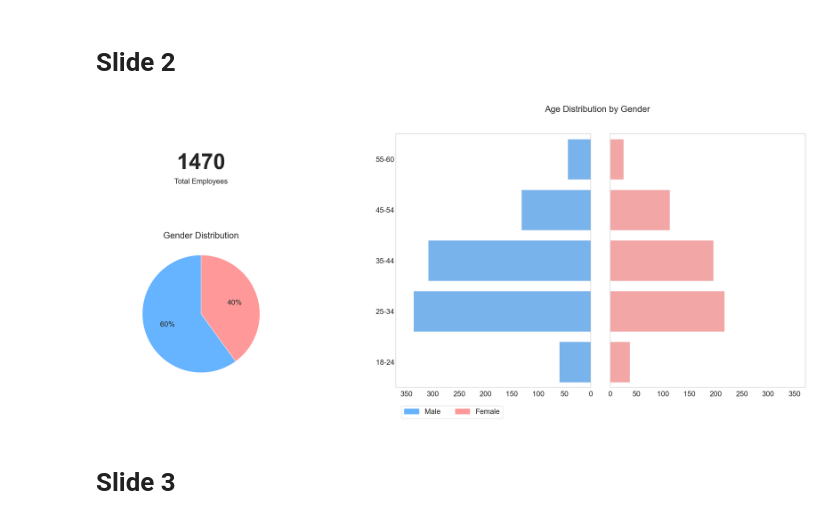
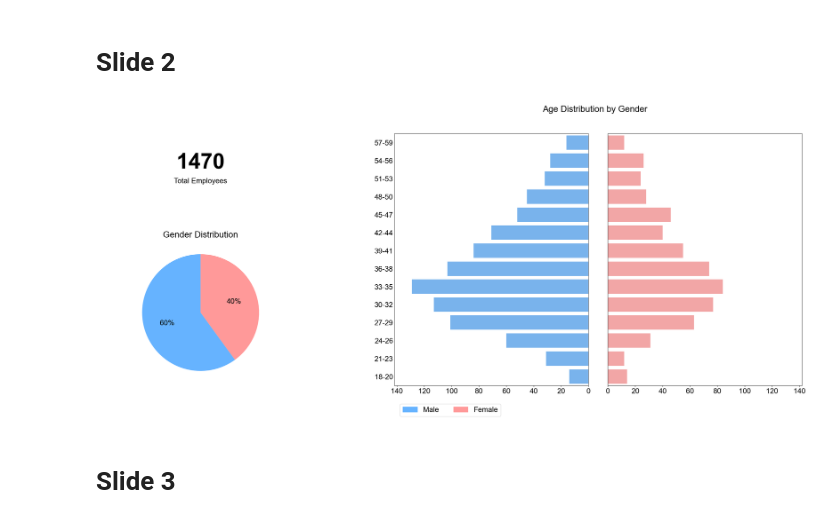
Before and after one commit to HiIamInfi/ibm-hr-data-challenge, a Jupyter notebook: src/visuals.ipynb, the cells around one changed output. Cells and saved outputs as stored; diff of their text form; code cells hidden in the pictures.

Commit message:
Edited visuals to parametrize the population pyramid

```diff
--- a/src/visuals.ipynb
+++ b/src/visuals.ipynb
@@ -75,8 +75,12 @@ ax_male = fig.add_subplot(pyramid_gs[0, 0])
 ax_female = fig.add_subplot(pyramid_gs[0, 1])
 
 # Prepare data for the pyramid
-bins = [18, 25, 35, 45, 55, 61]
-labels = ['18-24', '25-34', '35-44', '45-54', '55-60']
+start_age = 18
+max_age = 60
+interval = 3
+bins = list(range(start_age, max_age + 1, interval))
+labels = [f'{bins[i]}-{bins[i+1]-1}' for i in range(len(bins)-1)]
+
 ibm_df['AgeGroup'] = pd.cut(ibm_df['Age'], bins=bins, labels=labels, right=False)
 male_counts = ibm_df[ibm_df['Gender'] == 'Male']['AgeGroup'].value_counts().sort_index()
 female_counts = ibm_df[ibm_df['Gender'] == 'Female']['AgeGroup'].value_counts().sort_index()
@@ -98,34 +102,34 @@ ax_female.set_title('')
 ax_female.set_xlabel('')
 ax_female.set_ylabel('')
 ax_female.set_yticks([]) # Hide y-axis labels
 ax_female.tick_params(axis='x', labelsize=DESCRIPTION_FONTSIZE)
 ax_female.grid(False)
 
 ax_male.invert_yaxis()
 ax_female.invert_yaxis()
 
 max_count = max(male_counts.max(), female_counts.max())
 sym_limit = max_count * 1.1 # Create a symmetrical limit with a 10% buffer
 
 ax_male.set_xlim(-sym_limit, 0)
 ax_female.set_xlim(0, sym_limit)
 
 fig.text(0.685, 0.95, 'Age Distribution by Gender', ha='center', va='center', fontsize=DESCRIPTION_FONTSIZE+4)
 
 female_patch = mpatches.Patch(color=COLOR_FEMALE, label='Female')
 male_patch = mpatches.Patch(color=COLOR_MALE, label='Male')
 
 fig.legend(handles=[male_patch, female_patch],
            loc='lower center',             # Anchor the legend at its bottom-center
            bbox_to_anchor=(0.5, 0.05),     # Position it at the bottom-center of the figure
            ncol=2,                         # Arrange items in 2 columns (one horizontal line)
            fontsize=DESCRIPTION_FONTSIZE)
 
 # Final Adjustments
 plt.subplots_adjust(left=0.05, right=0.95, top=0.88, bottom=0.15, wspace=0.3, hspace=0.3)
 plt.savefig('reports/slide2_composite_slide.png', dpi=RESOLUTION)
 # %% [output]
-[figure, old version]
+[figure, new version]
 # %% [markdown]
 # Slide 3
 # %%
```
Also changed, not shown: 2 other files.
